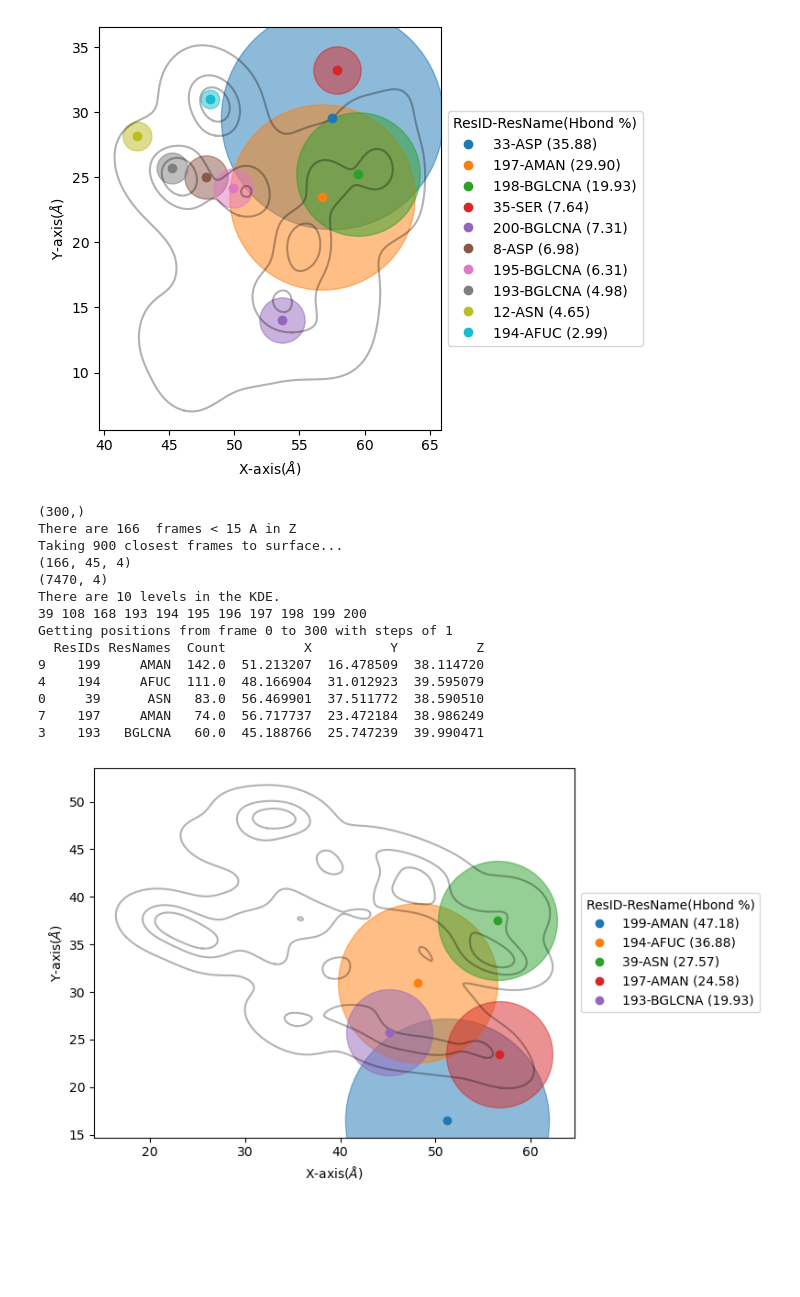
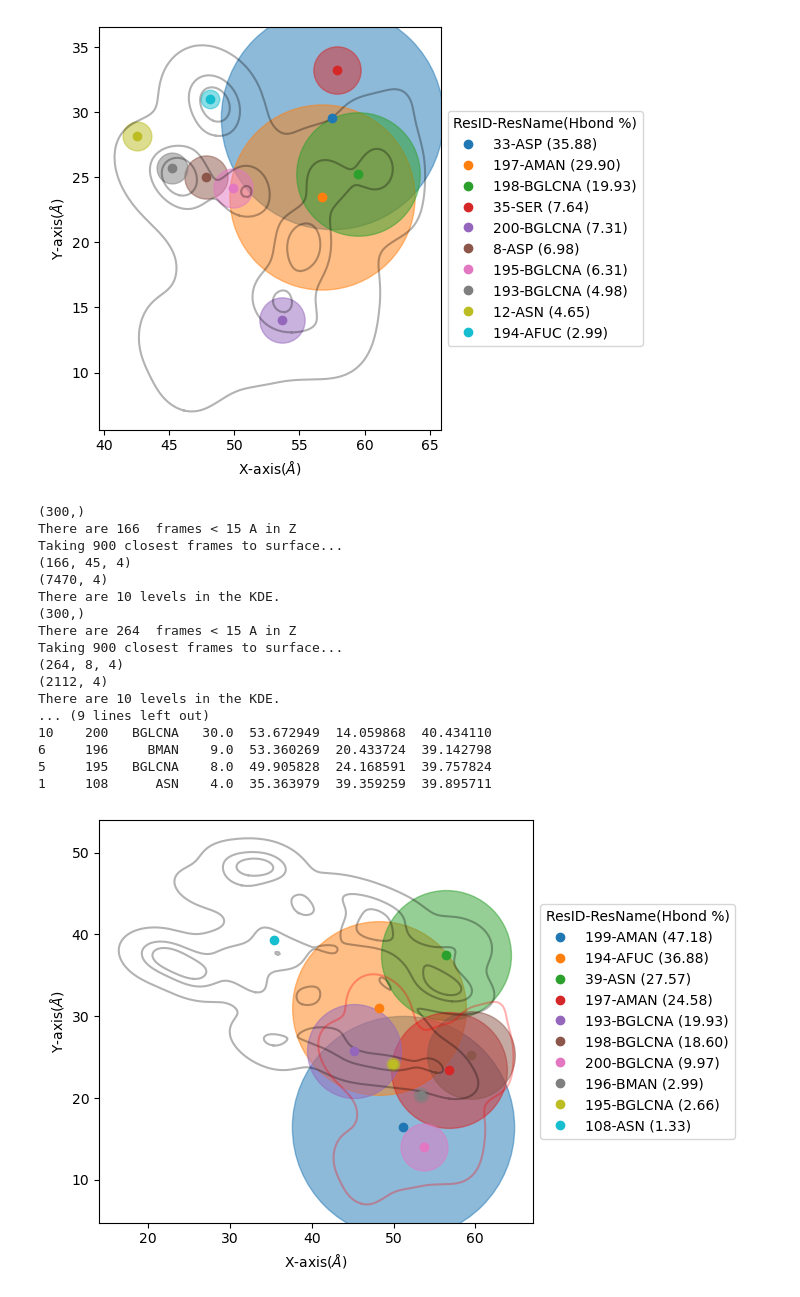
Before and after one commit to pyF4all/2DanalysisTutorials, a Jupyter notebook: BioPolymer2D/BioPolymer2D_Tutorial.ipynb, the cells around one changed output. Drawn from its saved outputs; the diff is of its cells as text; code cells hidden in the pictures; blank space fills up the shorter version.

```diff
--- a/BioPolymer2D/BioPolymer2D_Tutorial.ipynb
+++ b/BioPolymer2D/BioPolymer2D_Tutorial.ipynb
@@ -310,11 +322,11 @@ In general, for the Contour Analysis, we will want to center these contour is re
 
 sel_in_Contact=u.select_atoms('resid 4-15 or resid 34-45 or resid 104-117 or resid 170-176')
 Contact_region = BioPolymer2D(sel_in_Contact)
-Contact_region.system_name='Omicron PBL1'
+Contact_region.system_name='Contact region'# (omicron RBD)'
 Contact_region.getPositions()
 print(Contact_region.startF,Contact_region.endF)
 Contact_region.surf_pos=ag_analysis.surf_pos
-Contact_region.pos[:,:,3]=Contact_region.pos[:,:,3]-z_mean_dol_pos
+Contact_region.pos[:,:,3]=Contact_region.pos[:,:,3]-z_mean_dol_pos # (t,x,y,z)
 print(Contact_region.pos.mean(axis=(0,1)))
 # %% [output]
 Getting positions from frame 0 to 300 with steps of 1
@@ -399,7 +411,7 @@ glycan=BioPolymer2D(sel_glyc)
 glycan.getPositions()
 glycan.surf_pos=Contact_region.surf_pos
 glycan.pos[:,:,3]=glycan.pos[:,:,3]-glycan.surf_pos[2]
-glycan.system_name=Contact_region.system_name + "Glycan"
+glycan.system_name="Glycan"# (omicron RBD)"
 # %% [output]
 Getting positions from frame 0 to 300 with steps of 1
 # %% [markdown]
@@ -573,23 +592,26 @@ Getting positions from frame 0 to 300 with steps of 1
 # %%
 biopol_selection='protein or resname AFUC BMAN AMAN BGLCNA' # Selection of protein and its glycan
 surf_selection='resname DOL' # Selection of atoms present in the surfaces
 ag_analysis.getHbonds(surf_selection,biopol_selection)
-Contact_region.getKDEAnalysis(zlim,Nframes)
-ag_analysis.plotHbondsPerResidues(Contact_region.kdeanalysis.paths,contour_lvls_to_plot=[0,5,8],top=5, print_table=True,filter=['DOL'])
+paths=Contact_region.getKDEAnalysis(zlim,Nframes)+glycan.getKDEAnalysis(zlim,Nframes)
+ag_analysis.plotHbondsPerResidues(paths,contour_lvls_to_plot=[0,5,8,9],contour_colors=['k']*3+['r'],top=10, print_table=True,filter=['DOL'])
 plt.show()
 # %% [output]
 (300,)
 There are 166  frames < 15 A in Z
 Taking 900 closest frames to surface...
 (166, 45, 4)
 (7470, 4)
 There are 10 levels in the KDE.
-39 108 168 193 194 195 196 197 198 199 200
-Getting positions from frame 0 to 300 with steps of 1
-  ResIDs ResNames  Count          X          Y          Z
-9    199     AMAN  142.0  51.213207  16.478509  38.114720
-4    194     AFUC  111.0  48.166904  31.012923  39.595079
-0     39      ASN   83.0  56.469901  37.511772  38.590510
-7    197     AMAN   74.0  56.717737  23.472184  38.986249
-3    193   BGLCNA   60.0  45.188766  25.747239  39.990471
+(300,)
+There are 264  frames < 15 A in Z
+Taking 900 closest frames to surface...
+(264, 8, 4)
+(2112, 4)
+There are 10 levels in the KDE.
+... (9 lines left out)
+10    200   BGLCNA   30.0  53.672949  14.059868  40.434110
+6     196     BMAN    9.0  53.360269  20.433724  39.142798
+5     195   BGLCNA    8.0  49.905828  24.168591  39.757824
+1     108      ASN    4.0  35.363979  39.359259  39.895711
-[figure, old version]
+[figure, new version]
```
Also changed, not shown: parts of 12 cells of this notebook.
